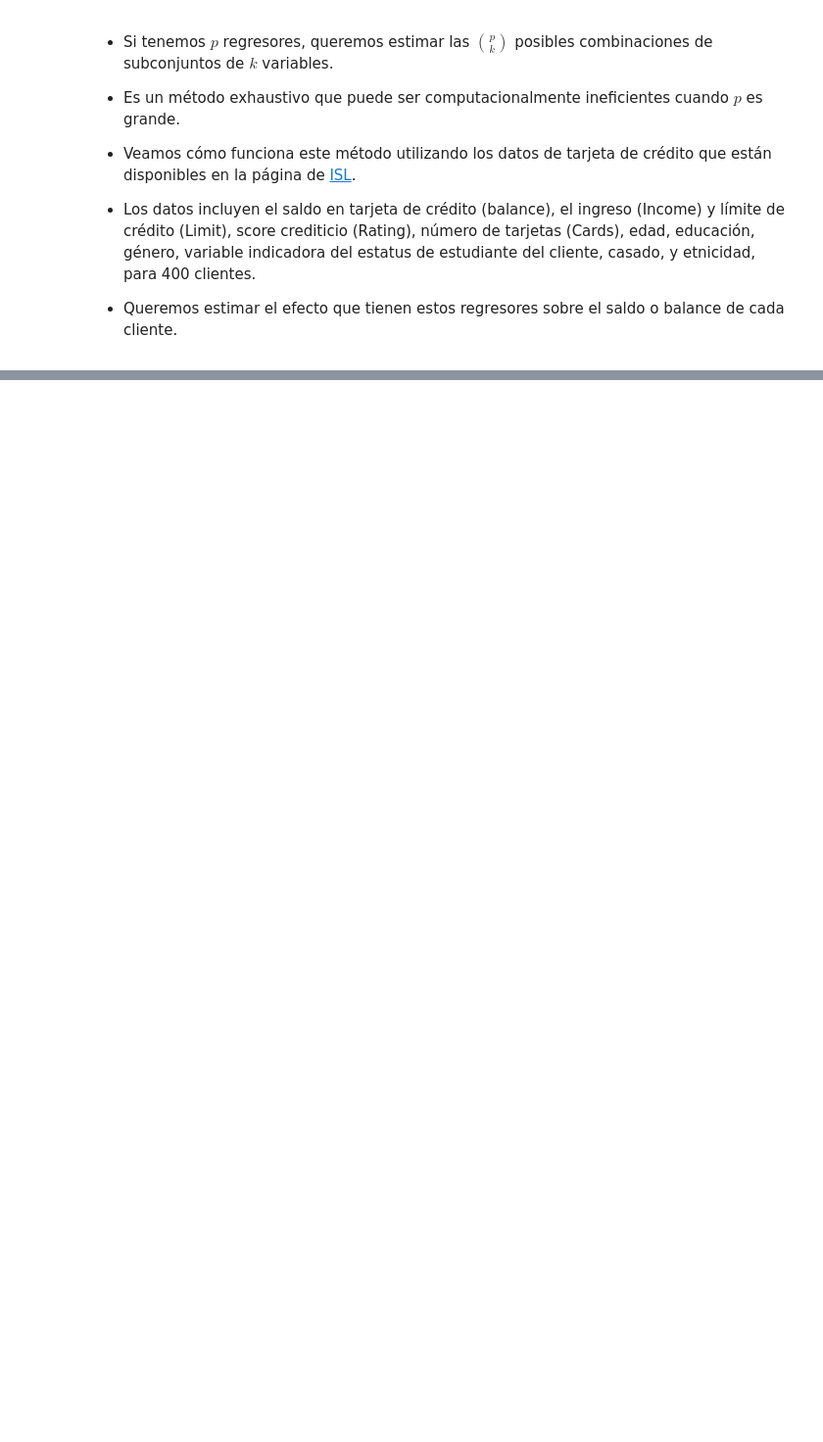
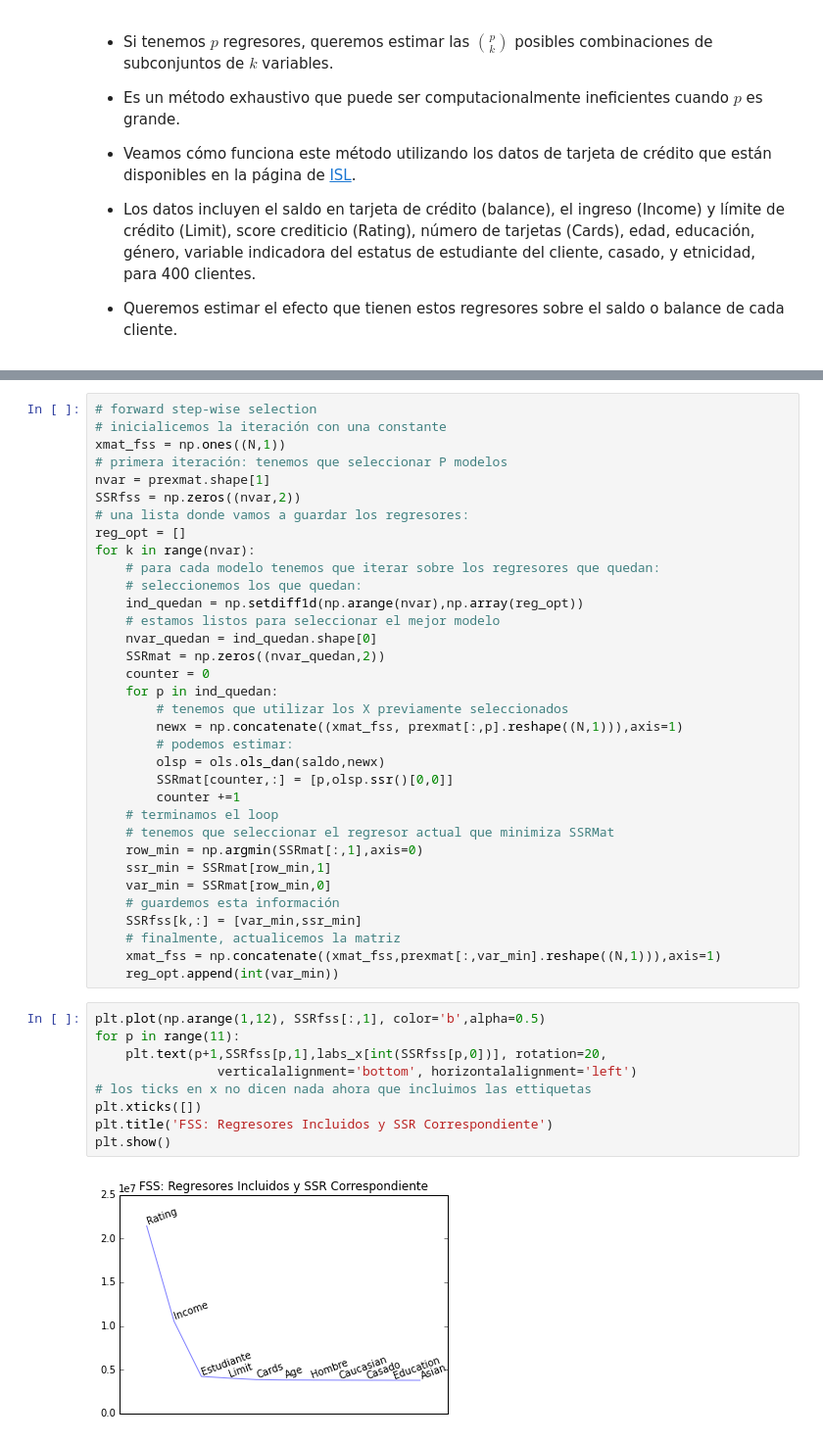
Before and after one commit to dvaughan79/New_CIDE_Analytics, a Jupyter notebook: 7_ModelosLineales.ipynb, the cells around one changed output, grey strips where cells are left out. Shown at 98% size. Saved outputs shown, nothing was run; the diff lists cells and outputs as text; blank space fills up the shorter version.

Commit message:
slides 7 actualizados

```diff
--- a/7_ModelosLineales.ipynb
+++ b/7_ModelosLineales.ipynb
@@ -353,0 +481,45 @@ plt.plot(front_ssr.index, front_ssr.values, color='r')
+# %%
+# forward step-wise selection
+# inicialicemos la iteración con una constante
+xmat_fss = np.ones((N,1))
+# primera iteración: tenemos que seleccionar P modelos
+nvar = prexmat.shape[1]
+SSRfss = np.zeros((nvar,2))
+# una lista donde vamos a guardar los regresores:
+reg_opt = []
+for k in range(nvar):
+    # para cada modelo tenemos que iterar sobre los regresores que quedan:
+    # seleccionemos los que quedan:
+    ind_quedan = np.setdiff1d(np.arange(nvar),np.array(reg_opt))
+    # estamos listos para seleccionar el mejor modelo
+    nvar_quedan = ind_quedan.shape[0]
+    SSRmat = np.zeros((nvar_quedan,2))
+    counter = 0
+    for p in ind_quedan:
+        # tenemos que utilizar los X previamente seleccionados
+        newx = np.concatenate((xmat_fss, prexmat[:,p].reshape((N,1))),axis=1)
+        # podemos estimar:
+        olsp = ols.ols_dan(saldo,newx)
+        SSRmat[counter,:] = [p,olsp.ssr()[0,0]]
+        counter +=1
+    # terminamos el loop
+    # tenemos que seleccionar el regresor actual que minimiza SSRMat
+    row_min = np.argmin(SSRmat[:,1],axis=0)
+    ssr_min = SSRmat[row_min,1]
+    var_min = SSRmat[row_min,0]
+    # guardemos esta información
+    SSRfss[k,:] = [var_min,ssr_min]
+    # finalmente, actualicemos la matriz
+    xmat_fss = np.concatenate((xmat_fss,prexmat[:,var_min].reshape((N,1))),axis=1)
+    reg_opt.append(int(var_min))
+# %%
+plt.plot(np.arange(1,12), SSRfss[:,1], color='b',alpha=0.5)
+for p in range(11):
+    plt.text(p+1,SSRfss[p,1],labs_x[int(SSRfss[p,0])], rotation=20,
+                verticalalignment='bottom', horizontalalignment='left')
+# los ticks en x no dicen nada ahora que incluimos las ettiquetas
+plt.xticks([])
+plt.title('FSS: Regresores Incluidos y SSR Correspondiente')
+plt.show()
+# %% [output]
+[figure, added]
```
Also changed, not shown: parts of 25 cells of this notebook, 4 other files.
